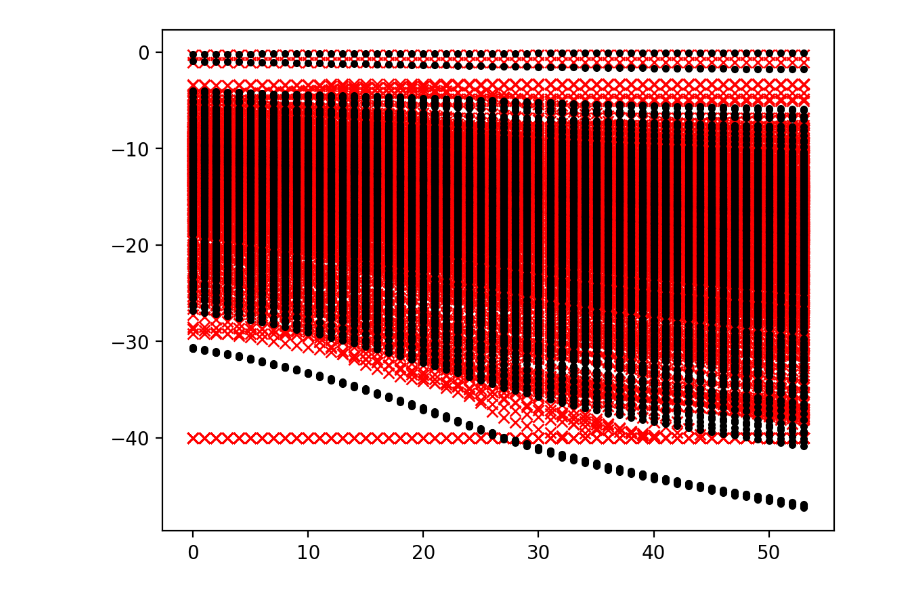
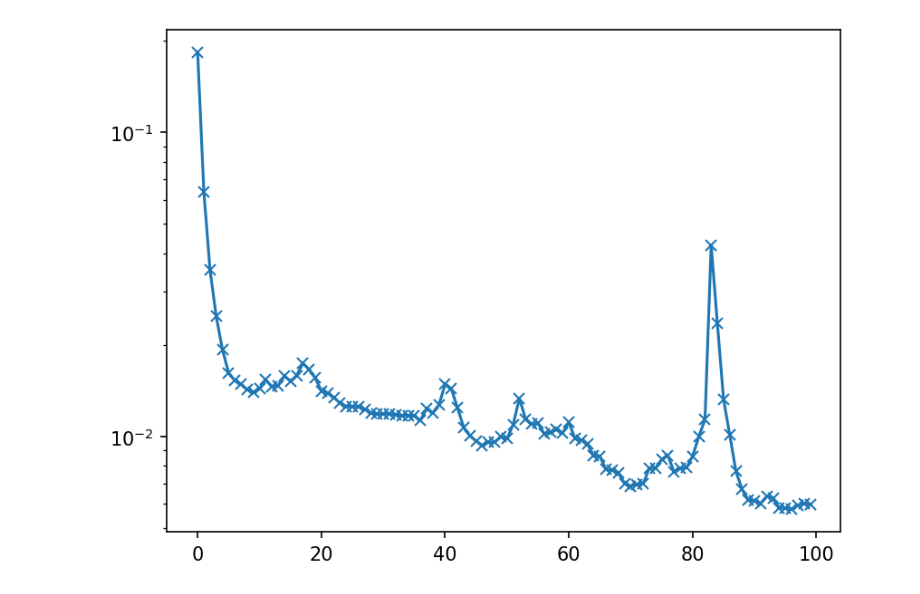
Before and after one commit to silkemaes/MACE, a Jupyter notebook: autoencoder.ipynb, the cells around one changed output. Cells and saved outputs as stored; diff of their text form; code cells hidden in the pictures.

```diff
--- a/autoencoder.ipynb
+++ b/autoencoder.ipynb
@@ -13,4 +169,4 @@ plt.rcParams['figure.dpi'] = 200
 cuda   = False
 DEVICE = torch.device("cuda" if cuda else "cpu")
 # %%
-dir = '/STER/silkem/MACE/train_data_C/'
+dir = '/lhome/silkem/MACE/MACE/train_data_C/'
@@ -90,4 +191,8 @@ plt.show()
 # %%
+batch_size = 100
+lr = 1e-3
+epochs = 100
+
 kwargs = {'num_workers': 1, 'pin_memory': True}
 
 data_loader = DataLoader(dataset=train, batch_size=batch_size, shuffle=True ,  **kwargs)
@@ -148,9 +203,11 @@ def loss_function(x, x_hat):
     reproduction_loss = nn.functional.mse_loss(x_hat, x)
     return reproduction_loss
 # %%
+
+
 input_dim  = train.df.shape[1]
 hidden_dim = 300
-latent_dim = 50
+latent_dim = 5
 output_dim = input_dim
 
 encoder = Encoder( input_dim, hidden_dim, latent_dim)
@@ -162,6 +219,8 @@ optimizer = Adam(model.parameters(), lr=lr)
 
 
 model.train()
+
+losses = []
 
 for epoch in range(epochs):
 
@@ -182,5 +241,7 @@ for epoch in range(epochs):
         loss.backward()
         optimizer.step()
 
+    losses.append(overall_loss)
+
     print("\tEpoch", epoch + 1, "complete!", "\tAverage Loss: ", overall_loss )
 # %% [output]
@@ -211,9 +272,8 @@ with torch.no_grad():
 
         x_hat = model(x)         ## output van het autoecoder model
 # %%
-plt.plot(x, 'xr')
-plt.plot(x_hat, '.k')
+plt.plot(losses,'-x')
 
-plt.show()
+plt.yscale('log')
 # %% [output]
-[figure, old version]
+[figure, new version]
```
Also changed, not shown: parts of 27 cells of this notebook, 13 other files.
